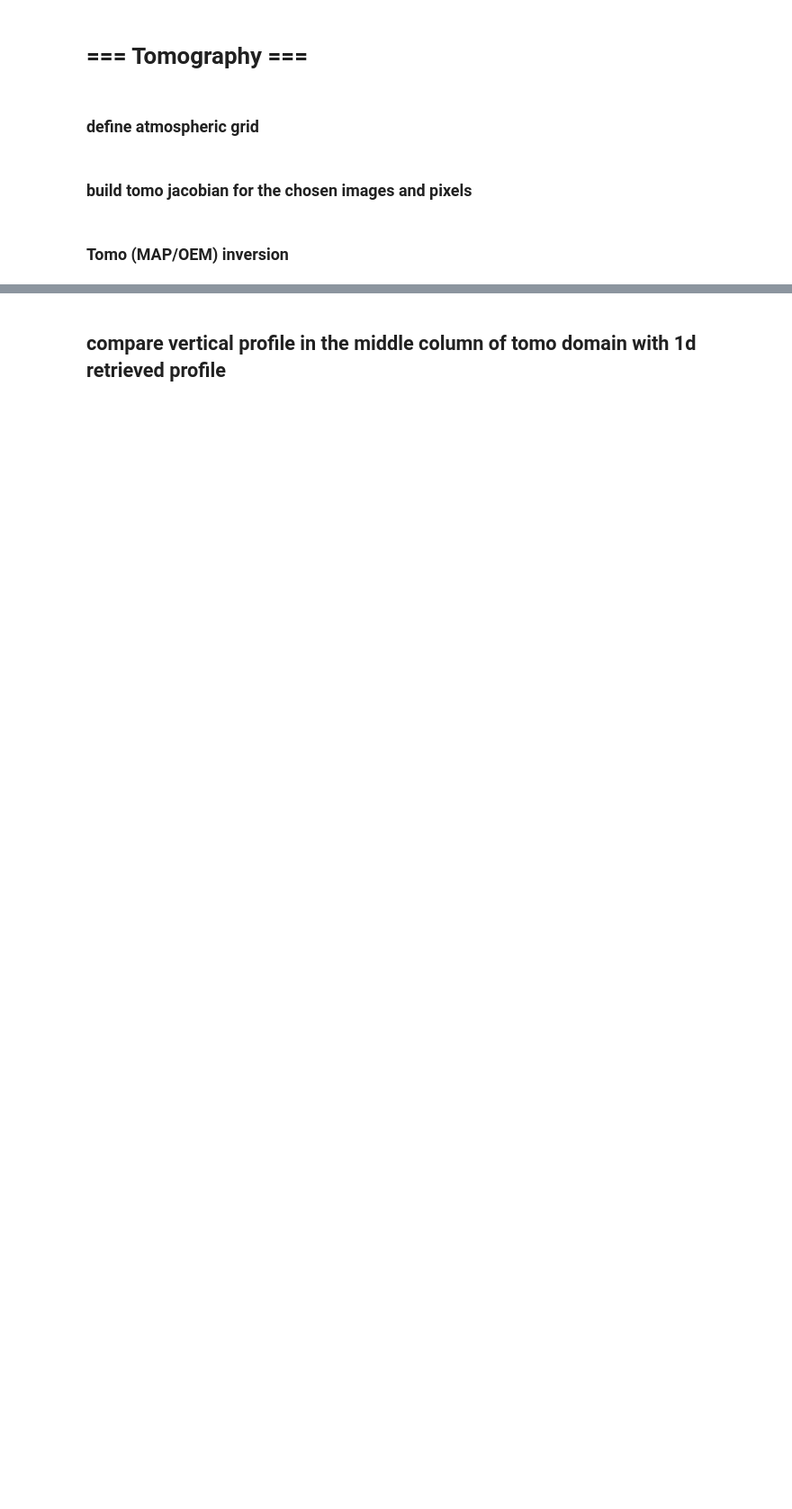
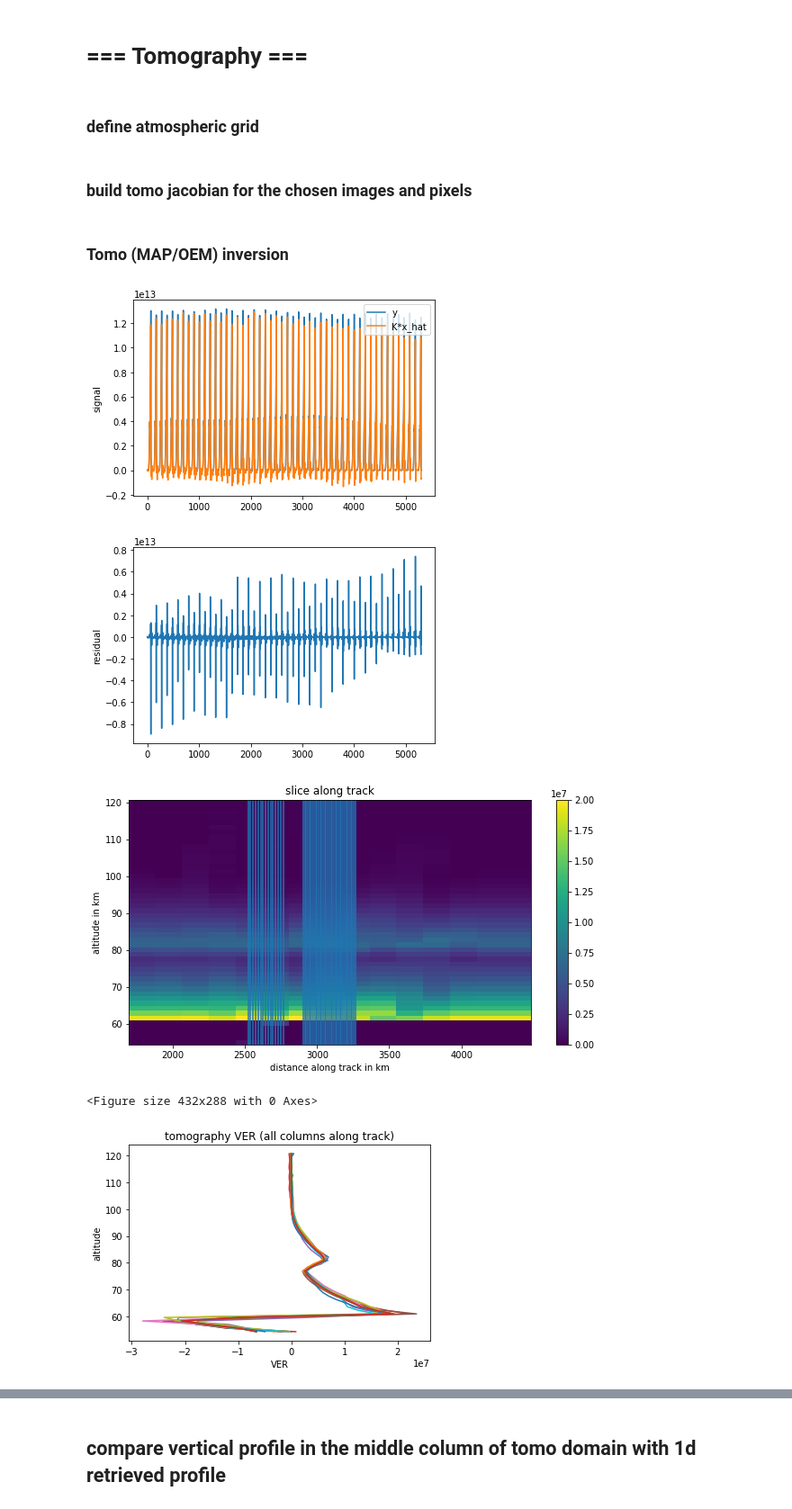
Before and after one commit to Anqi-Li/iris, a Jupyter notebook: notebooks/IRIS_Tomography-new_coordinate.ipynb, the cells around one changed output, grey strips where cells are left out. Shown: that part at 90% size. Drawn from its saved outputs; the diff is of its cells as text; code cells hidden in the pictures; blank space fills up the shorter version.

```diff
--- a/notebooks/IRIS_Tomography-new_coordinate.ipynb
+++ b/notebooks/IRIS_Tomography-new_coordinate.ipynb
@@ -305,12 +357,18 @@ plt.show()
 # %% [markdown]
 ### define atmospheric grid
 # %%
+
 #====define atmosphere grid (the bin edges)
 edges_alpha = np.linspace(tan_alpha.min()-0.01,
                           tan_alpha.max()+0.01, 2) #radian
 edges_beta = np.linspace(tan_beta.min()-0.1,
                          tan_beta.max()+0.15, 15) #radian
 edges_rho = np.append(z,z_top) # meter
+
+# === try something
+l1 = l1.where(tan_alt<110e3,0).where(tan_alt>60e3,0)
+edges_rho = np.linspace(55e3, 120e3)
+# ===
 edges = edges_alpha, edges_beta, edges_rho
 
 #====grid points for plotting
@@ -375,17 +436,67 @@ K_coo = coo_matrix((K_value, (K_row_idx, K_col_idx)), shape = (row_len, col_len)
 # %%
 from oem_functions import linear_oem_sp
 import scipy.sparse as sp
 y = l1.isel(date=im_lst, pixel=pix_lst).data.ravel()
-y[y<0] = 0 #temp
+#y[y<0] = 0 #temp
 #xa = np.ones(col_len) # temp
 xa = interp1d(z, result_1d_mean.data, fill_value='extrapolate')(grid_rho)
 xa = np.tile(xa, (len(grid_alpha),len(grid_beta),1)).ravel()
-Sa = sp.diags([1], shape=(col_len, col_len)) * (1e0)**2 #temp
-Se = sp.diags([1], shape=(measurement_id, measurement_id)) * (1e4)**2 #temp
+#Sa = sp.diags([1], shape=(col_len, col_len)) * (1e0)**2 #temp
+#Se = sp.diags([1], shape=(measurement_id, measurement_id)) * (1e4)**2 #temp
+Sa = sp.diags([1], shape=(col_len, col_len)) * (1e7)**2 #temp
+Se = sp.diags([1], shape=(measurement_id, measurement_id)) * (8e12)**2 #temp
 x_hat, G = linear_oem_sp(K_coo, Se, Sa, y, xa)
 
 shape_tomo = (len(grid_alpha), len(grid_beta), len(grid_rho))
 result_tomo = x_hat.reshape(shape_tomo)
 result_tomo = xr.DataArray(result_tomo,
                            coords=(grid_alpha, grid_beta, grid_rho),
                            dims=('alpha', 'beta', 'rho')) #temp
+
+%matplotlib inline
+#====check residual
+plt.figure()
+plt.plot(y, label='y')
+plt.plot(K_coo.dot(x_hat), label='K*x_hat')
+plt.ylabel('signal')
+plt.legend()
+plt.show()
+
+
+#====check residual
+plt.figure()
+plt.plot(K_coo.dot(x_hat)-y)
+plt.ylabel('residual')
+plt.show()
+
+
+#====contour plot
+plt.figure(figsize=(10,5))
+#plt.subplot(121)
+plt.pcolor(grid_beta*Re, grid_rho*1e-3, result_tomo.isel(alpha=1).T, vmin=0, vmax=2e7)
+plt.xlabel('distance along track in km')
+plt.ylabel('altitude in km')
+plt.title('slice along track')
+plt.colorbar()
+for i in range(0,len(im_lst),1):
+    plt.axvline(x=tan_beta.sel(pixel=60)[i].data*Re)
+
+plt.show()
+
+#==== vertical profiles within the 3D volumne
+plt.figure()
+fig, ax = plt.subplots()
+ax.set_xscale('linear')
+ax.set(xlabel='VER',
+      ylabel='altitude',
+      title='tomography VER (all columns along track)')
+for i in range(1,len(grid_alpha)-1):
+    for j in range(1, len(grid_beta)-1):
+        ax.plot(result_tomo[i,j,:], grid_rho*1e-3, '-')
+plt.show()
+# %% [output]
+[figure, added]
+[figure, added]
+[figure, added]
+<Figure size 432x288 with 0 Axes>
+[figure, added]
```
Also changed, not shown: parts of 18 cells of this notebook, 9 other files.
